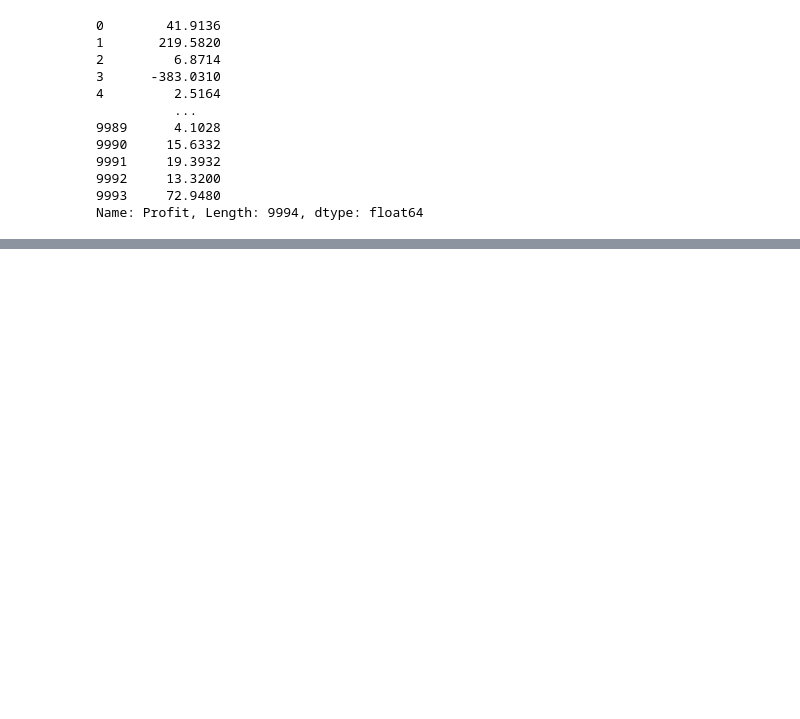
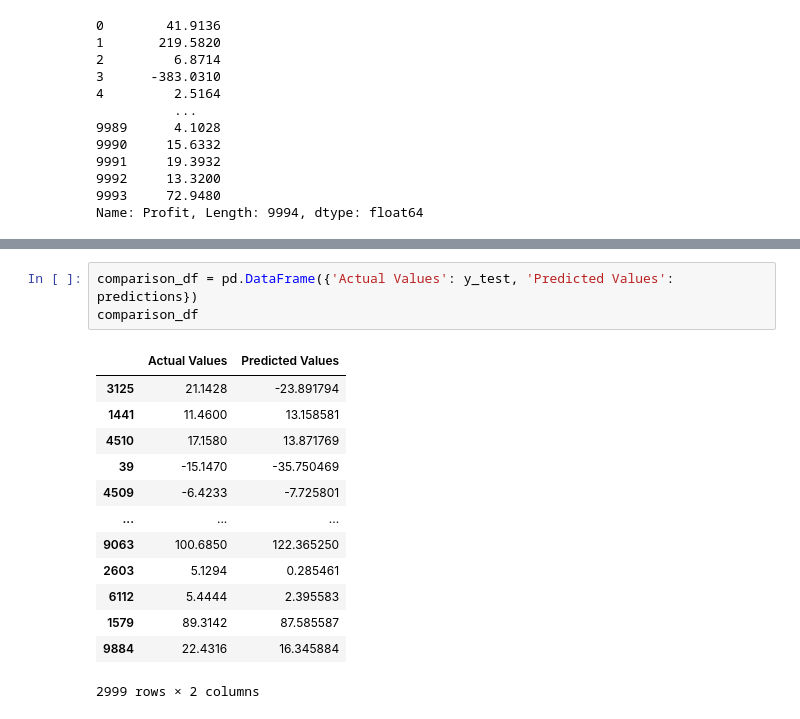
Before and after one commit to samietex/Streamlit_Tutorial, a Jupyter notebook: SuperStore/sales.ipynb, the cells around one changed output, grey strips where cells are left out. Saved outputs shown, nothing was run; the diff lists cells and outputs as text; blank space fills up the shorter version.

```diff
--- a/SuperStore/sales.ipynb
+++ b/SuperStore/sales.ipynb
@@ -250,3 +346,20 @@ import xgboost as xgb
+# %%
+comparison_df = pd.DataFrame({'Actual Values': y_test, 'Predicted Values': predictions})
+comparison_df
+# %% [output]
+|  | Actual Values | Predicted Values |
+| 3125 | 21.1428 | -23.891794 |
+| 1441 | 11.4600 | 13.158581 |
+| 4510 | 17.1580 | 13.871769 |
+| 39 | -15.1470 | -35.750469 |
+| 4509 | -6.4233 | -7.725801 |
+| ... | ... | ... |
+| 9063 | 100.6850 | 122.365250 |
+| 2603 | 5.1294 | 0.285461 |
+| 6112 | 5.4444 | 2.395583 |
+| 1579 | 89.3142 | 87.585587 |
+| 9884 | 22.4316 | 16.345884 |
+2999 rows × 2 columns
 # %%
 from sklearn.preprocessing import MinMaxScaler
 
```
Also changed, not shown: parts of 8 cells of this notebook, 19 other files.
